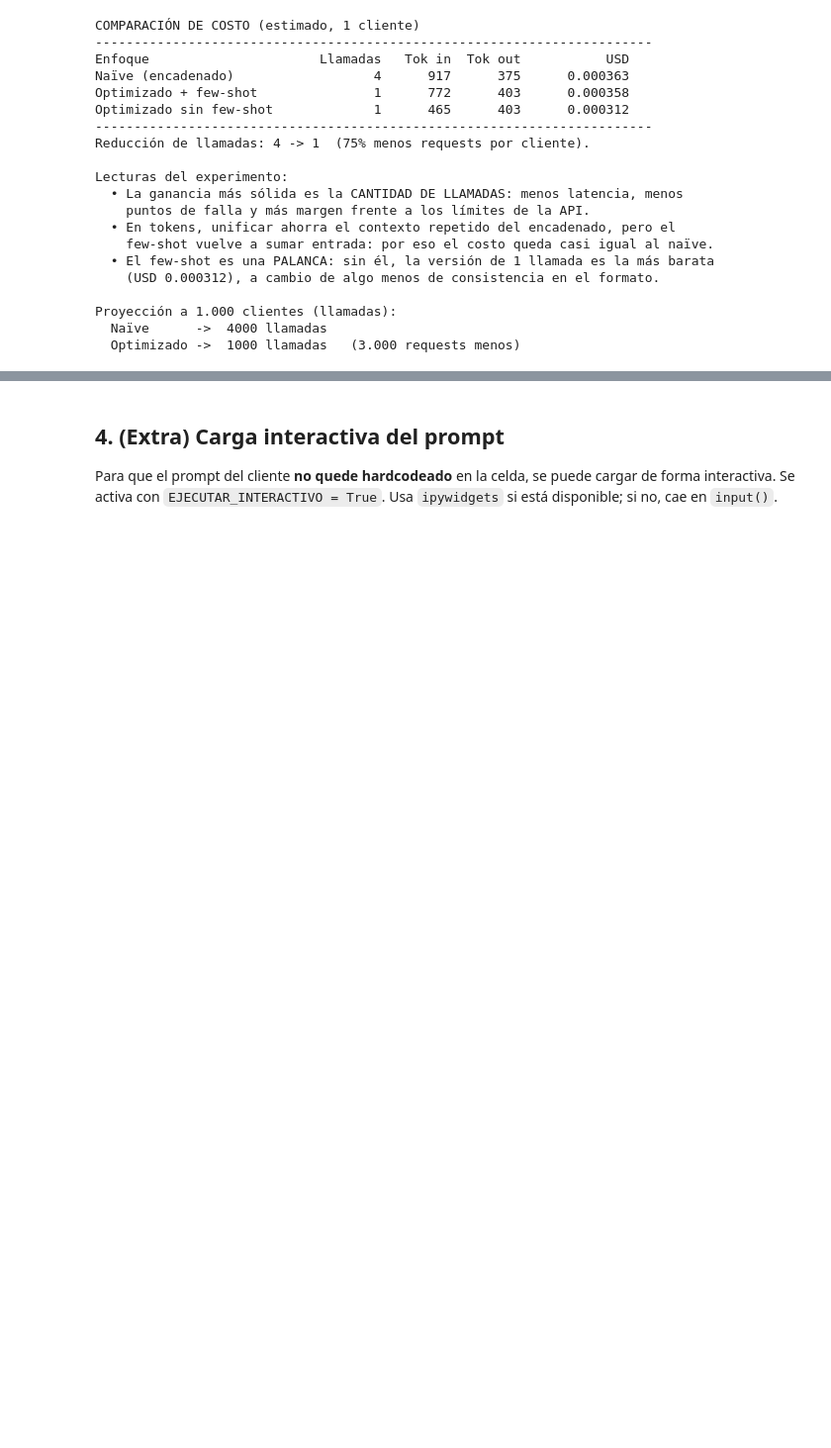
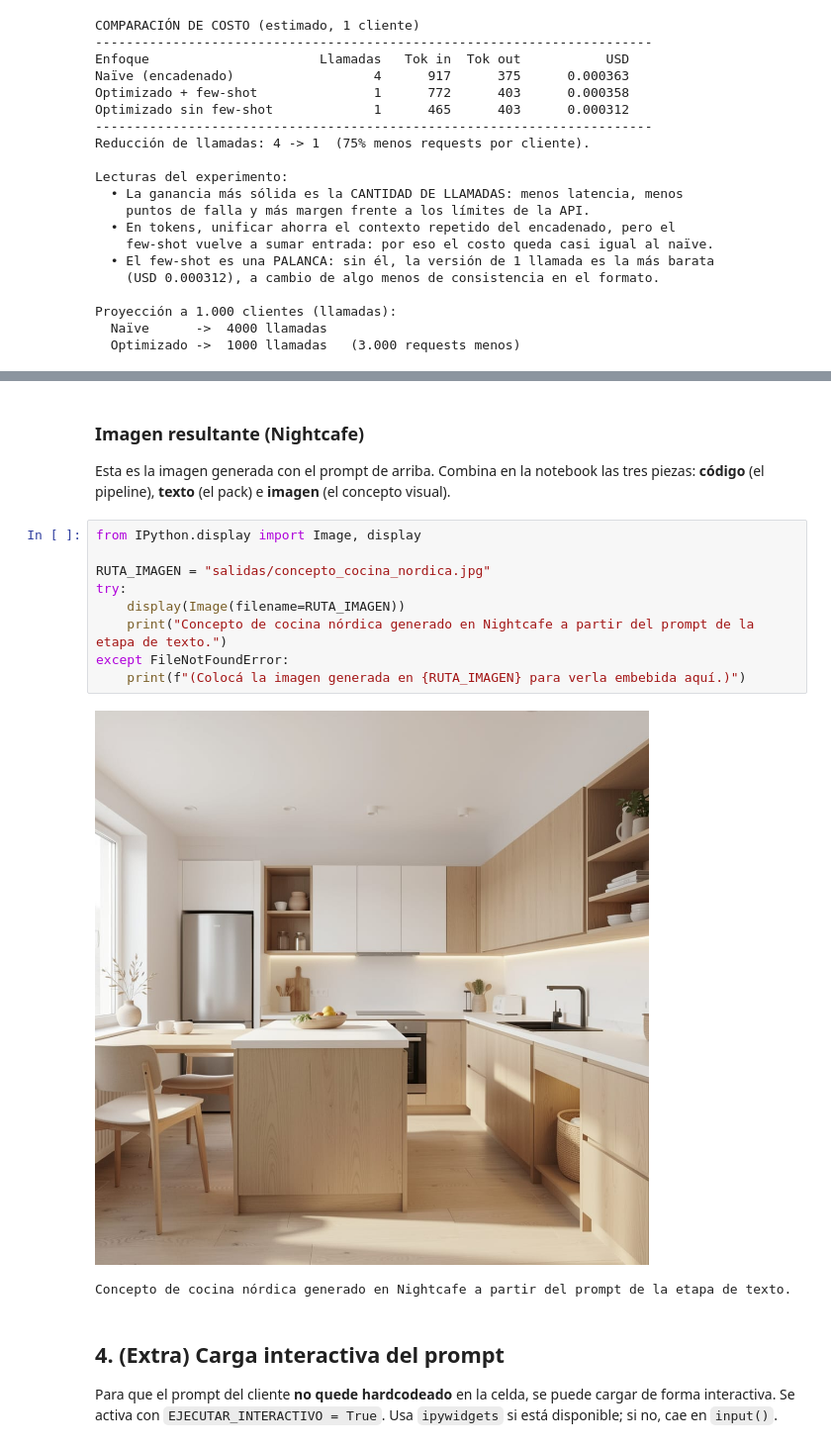
Before and after one commit to DLTaiel19/daruma-fast-prompting, a Jupyter notebook: daruma_poc.ipynb, the cells around one changed output, grey strips where cells are left out. Shown at 99% size. Saved outputs shown, nothing was run; the diff lists cells and outputs as text; blank space fills up the shorter version.

```diff
--- a/daruma_poc.ipynb
+++ b/daruma_poc.ipynb
@@ -396,3 +367,19 @@ text, watermark, people, clutter, distorted proportions
+# %% [markdown]
+### Imagen resultante (Nightcafe)
+Esta es la imagen generada con el prompt de arriba. Combina en la notebook las tres piezas:
+**código** (el pipeline), **texto** (el pack) e **imagen** (el concepto visual).
+# %%
+from IPython.display import Image, display
+
+RUTA_IMAGEN = "salidas/concepto_cocina_nordica.jpg"
+try:
+    display(Image(filename=RUTA_IMAGEN))
+    print("Concepto de cocina nórdica generado en Nightcafe a partir del prompt de la etapa de texto.")
+except FileNotFoundError:
+    print(f"(Colocá la imagen generada en {RUTA_IMAGEN} para verla embebida aquí.)")
+# %% [output]
+[figure, added]
+Concepto de cocina nórdica generado en Nightcafe a partir del prompt de la etapa de texto.
 # %% [markdown]
 ## 4. (Extra) Carga interactiva del prompt
 Para que el prompt del cliente **no quede hardcodeado** en la celda, se puede cargar de forma interactiva.
```
Also changed, not shown: parts of 6 cells of this notebook, 2 other files.
